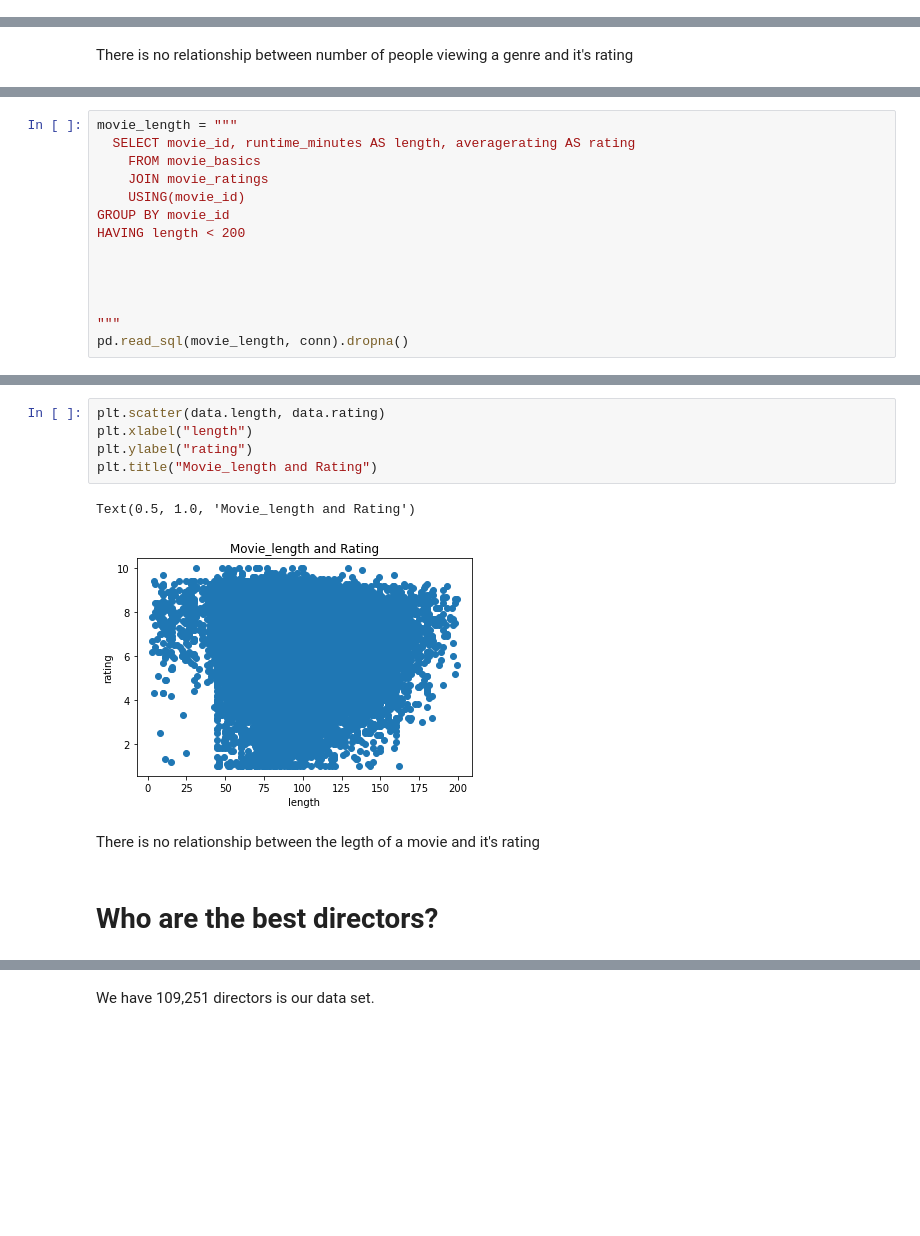
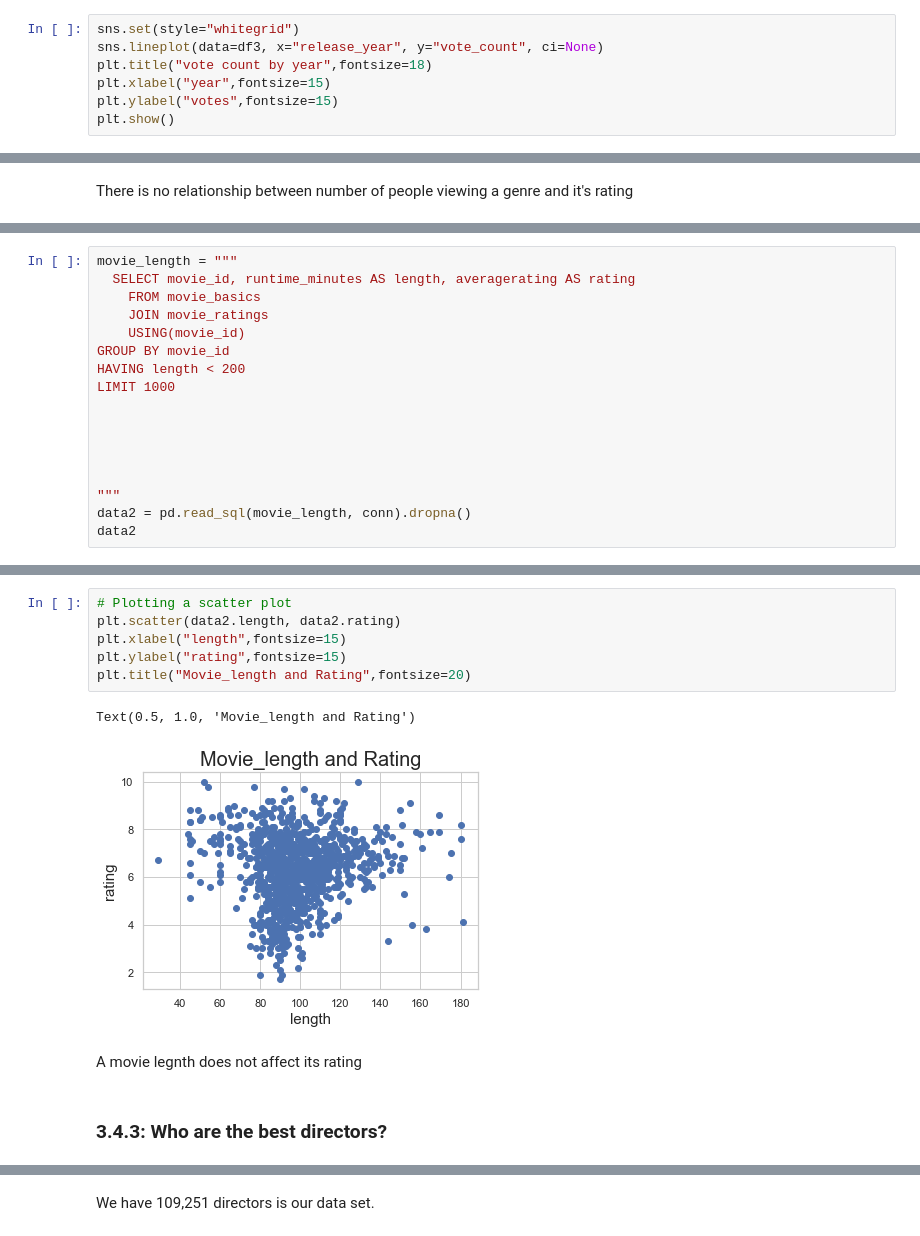
Before and after one commit to AbelO2022/Phase_1_Microsoft_Project, a Jupyter notebook: student.ipynb, the cells around one changed output, grey strips where cells are left out. Drawn from its saved outputs; the diff is of its cells as text; blank space fills up the shorter version.

```diff
--- a/student.ipynb
+++ b/student.ipynb
@@ -188,0 +435,7 @@ df.shape
+# %%
+sns.set(style="whitegrid")
+sns.lineplot(data=df3, x="release_year", y="vote_count", ci=None)
+plt.title("vote count by year",fontsize=18)
+plt.xlabel("year",fontsize=15)
+plt.ylabel("votes",fontsize=15)
+plt.show()
@@ -389,12 +794,15 @@ movie_length = """
     USING(movie_id)
 GROUP BY movie_id
 HAVING length < 200
+LIMIT 1000
+
 
 
 
 
 """
-pd.read_sql(movie_length, conn).dropna()
+data2 = pd.read_sql(movie_length, conn).dropna()
+data2
 # %% [output]
 |  | movie_id | length | rating |
 | 0 | tt0063540 | 175.0 | 7.0 |
@@ -415,17 +836,18 @@ data["rating"].corr(data["length"])
 # %% [output]
 -0.05167249735746264
 # %%
-plt.scatter(data.length, data.rating)
-plt.xlabel("length")
-plt.ylabel("rating")
-plt.title("Movie_length and Rating")
+# Plotting a scatter plot
+plt.scatter(data2.length, data2.rating)
+plt.xlabel("length",fontsize=15)
+plt.ylabel("rating",fontsize=15)
+plt.title("Movie_length and Rating",fontsize=20)
 # %% [output]
 Text(0.5, 1.0, 'Movie_length and Rating')
-[figure, old version]
+[figure, new version]
-# %% [markdown]
-There is no relationship between the legth of a movie and it's rating
+# %% [markdown]
+A movie legnth does not affect its rating
 # %% [markdown]
-# Who are the best directors?
+### 3.4.3: Who are the best directors?
 # %%
 # first lets find how many directors we have
 directors_details = """
```
Also changed, not shown: parts of 143 cells of this notebook, 2 other files.
